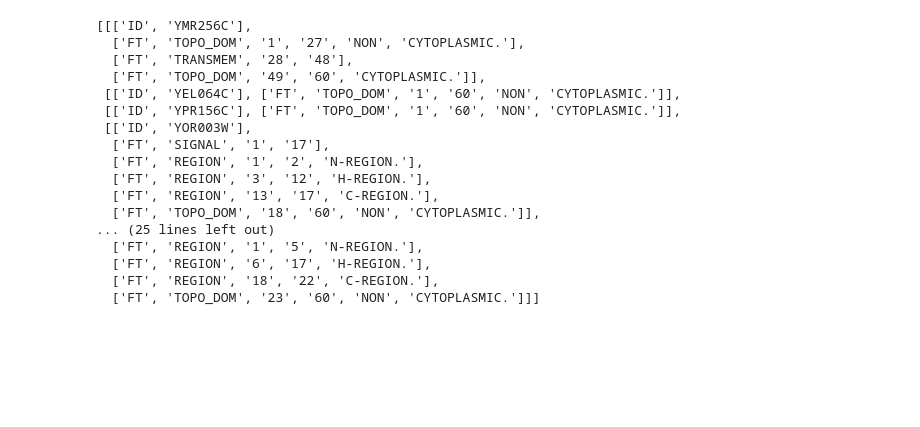
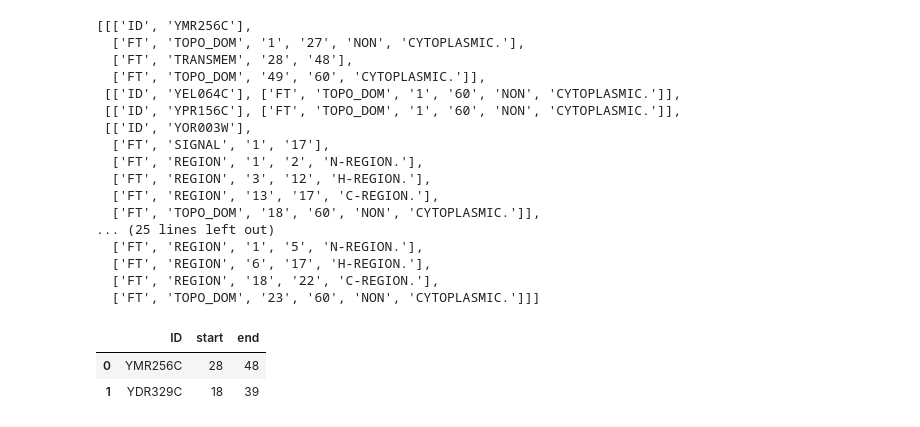
Before and after one commit to TristanSones-Dykes/SSD_SP_Motif, a Jupyter notebook: src/impl.ipynb, the cells around one changed output. Drawn from its saved outputs; the diff is of its cells as text; code cells hidden in the pictures; blank space fills up the shorter version.

```diff
--- a/src/impl.ipynb
+++ b/src/impl.ipynb
@@ -48,8 +47,9 @@ browser.form.print_summary()
 <input type="reset"/>
 # %%
 # fill in form and check
-browser["protseq"] = ten_protein_fasta
+#browser["protseq"] = all_proteins_fasta
 browser["format"] = "nog"
+browser.form.set("protfile", "../data/Proteins/ten_tslil_protein_strings.fasta")
 browser.form.print_summary()
 # browser.launch_browser()
 # %% [output]
@@ -143,0 +131,31 @@ if len(out_split) != len(ten_protein_fasta.split(">")) - 1:
+# %%
+assert len(out_split) == len(ten_protein_fasta.split(">")) - 1, "number of proteins in output does not match number of proteins in input"
+
+predicted = []
+unpredicted = []
+for protein in out_split:
+    if 'TRANSMEM' in [x[1] for x in protein]:
+        predicted.append(protein)
+    else:
+        unpredicted.append(protein)
+
+window_df = pd.DataFrame(columns = ["ID", "start", "end"])
+for protein in predicted:
+    # extract category column
+    col_2 = [x[1] for x in protein]
+
+    # extract protein ID, and start and end of transmembrane region
+    proteinID = col_2[0]
+    transmem_row = col_2.index("TRANSMEM")
+    start = protein[transmem_row][2]
+    end = protein[transmem_row][3]
+
+    # append to dataframe
+    new_row = pd.DataFrame([[proteinID, start, end]], columns = ["ID", "start", "end"])
+    window_df = pd.concat([window_df, new_row], ignore_index=True)
+
+window_df
+# %% [output]
+|  | ID | start | end |
+| 0 | YMR256C | 28 | 48 |
+| 1 | YDR329C | 18 | 39 |
```
Also changed, not shown: parts of 4 cells of this notebook, 2 other files.
